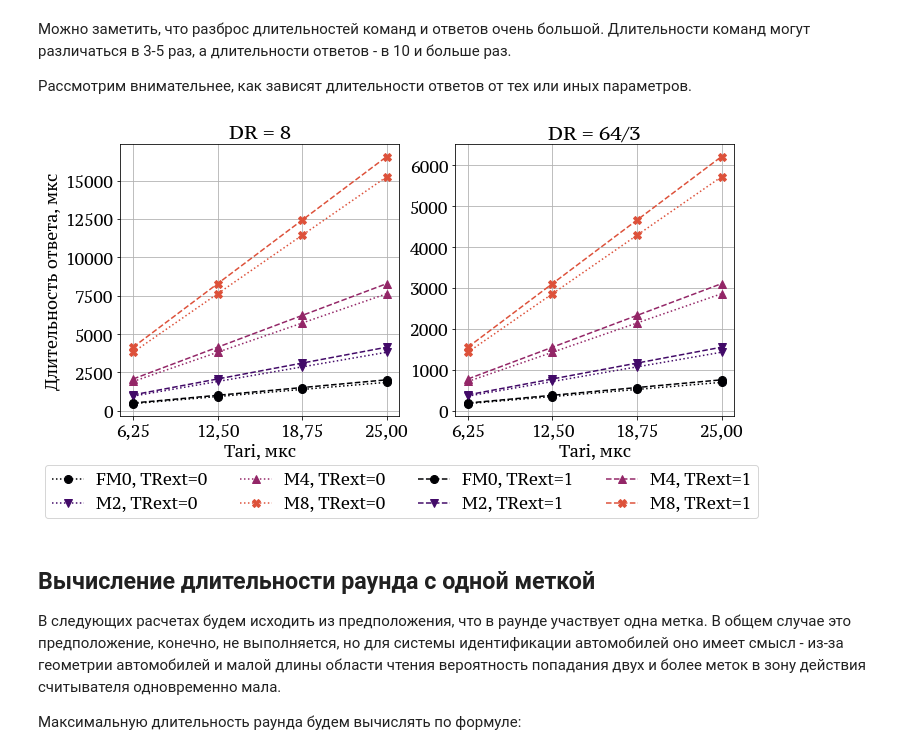
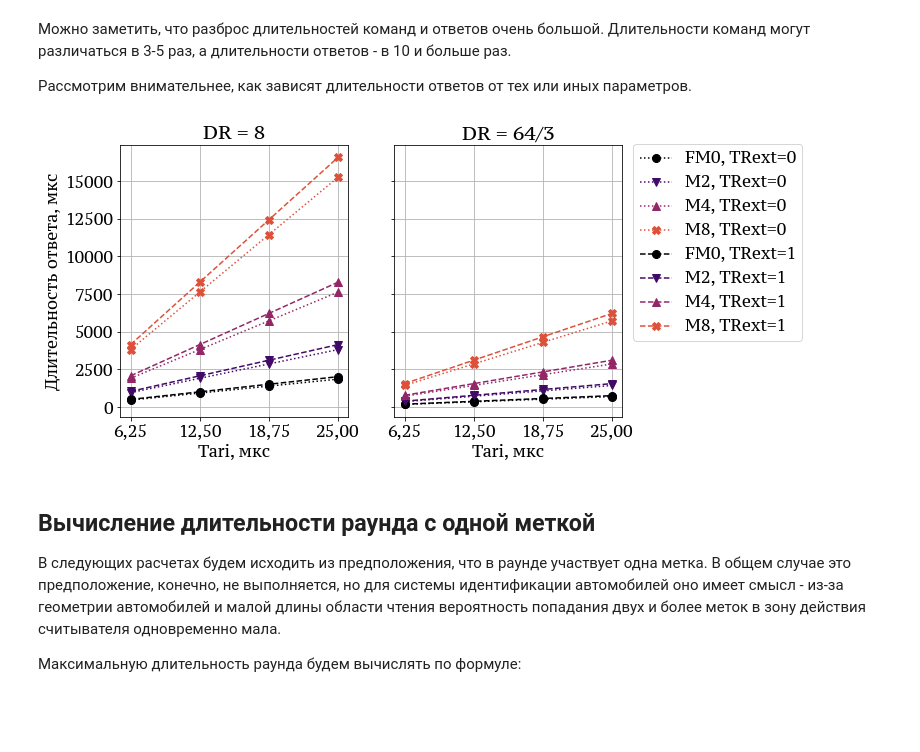
Before and after one commit to kruglov-mipt/diplom, a Jupyter notebook: experiments/Rounds.ipynb, the cells around one changed output. Saved outputs shown, nothing was run; the diff lists cells and outputs as text; code cells hidden in the pictures; blank space fills up the shorter version.

```diff
--- a/experiments/Rounds.ipynb
+++ b/experiments/Rounds.ipynb
@@ -291,7 +303,7 @@ plot_boxes_for_all_messages(out=("ch2_messages_durations.pdf", "ch2_messages_dur
 Рассмотрим внимательнее, как зависят длительности ответов от тех или иных параметров.
 # %%
 def plot_t2r_props(out: Union[str, Sequence[str]] = ()):
-    fig, (ax0, ax1) = plt.subplots(figsize=(11, 5), nrows=1, ncols=2)
+    fig, (ax0, ax1) = plt.subplots(figsize=(9, 5), ncols=2, sharey=True)
 
     markers = ["o", "v", "^", "X"]
     linestyles = [':', '--']
@@ -307,36 +319,36 @@ def plot_t2r_props(out: Union[str, Sequence[str]] = ()):
             y0 = [df0[(df0.Tari == t) & (df0.M == m)]['EPC+PC+CRC']
                   for t in TARI_US]
 
             y1 = [df1[(df1.Tari == t) & (df1.M == m)]['EPC+PC+CRC']
                   for t in TARI_US]
 
             c = get_color(j / len(M) * 0.8)
             marker = markers[j]
 
             label = f"{m.name}, TRext={1 if trext else 0}"
             ax0.plot(TARI_US, y0, linestyle=ls, color=c,
                      marker=marker, markersize=8, label=label)
             ax1.plot(TARI_US, y1, linestyle=ls, color=c,
                      marker=marker, markersize=8, label=label)
 
     for ax in (ax0, ax1):
         ax.set_xticks(TARI_US)
         ax.set_xlabel("Tari, мкс")
         ax.grid()
 
     ax0.set_ylabel("Длительность ответа, мкс")
     ax0.set_title("DR = 8")
     ax1.set_title("DR = 64/3")
 
     set_axes_formatter(ax0, ax1, use_y=True)
     handles, labels = ax0.get_legend_handles_labels()
-    fig.legend(handles, labels, loc='lower center',
-               bbox_to_anchor=(0.48, -0.18), ncol=4)
+    fig.legend(handles, labels, loc='center right',
+               bbox_to_anchor=(1.19, 0.61), ncol=1)
     savefig(out)
 
 plot_t2r_props(out=("ch2_response_durations.pdf", "ch2_response_durations.png"))
 # %% [output]
-[figure, old version]
+[figure, new version]
 # %% [markdown]
 ## Вычисление длительности раунда с одной меткой
 
```
Also changed, not shown: parts of 11 cells of this notebook, 15 other files.
